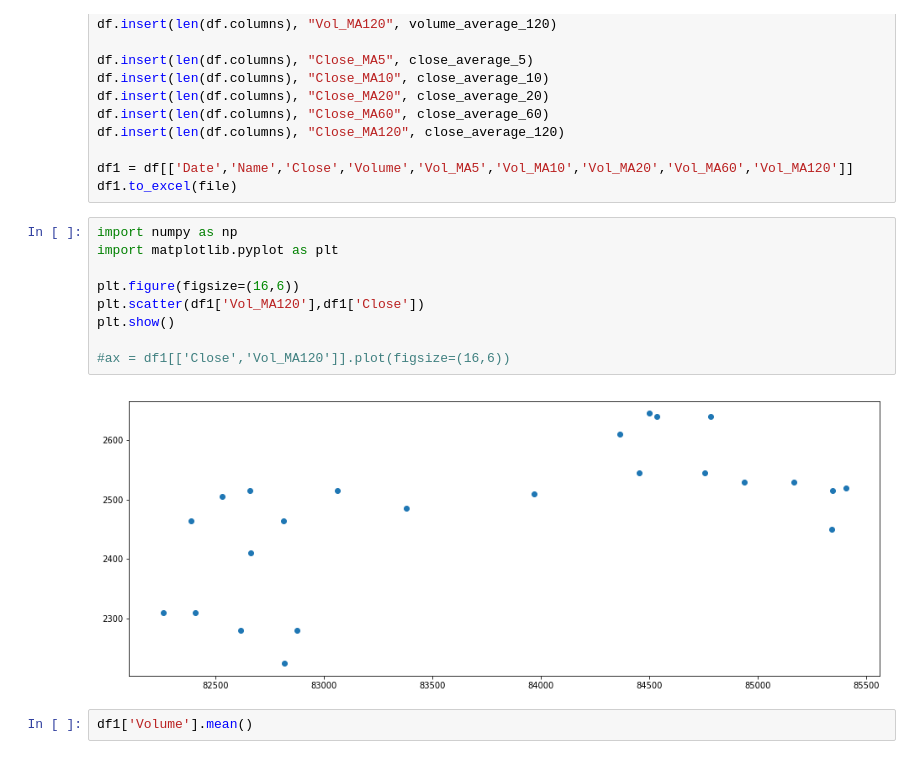
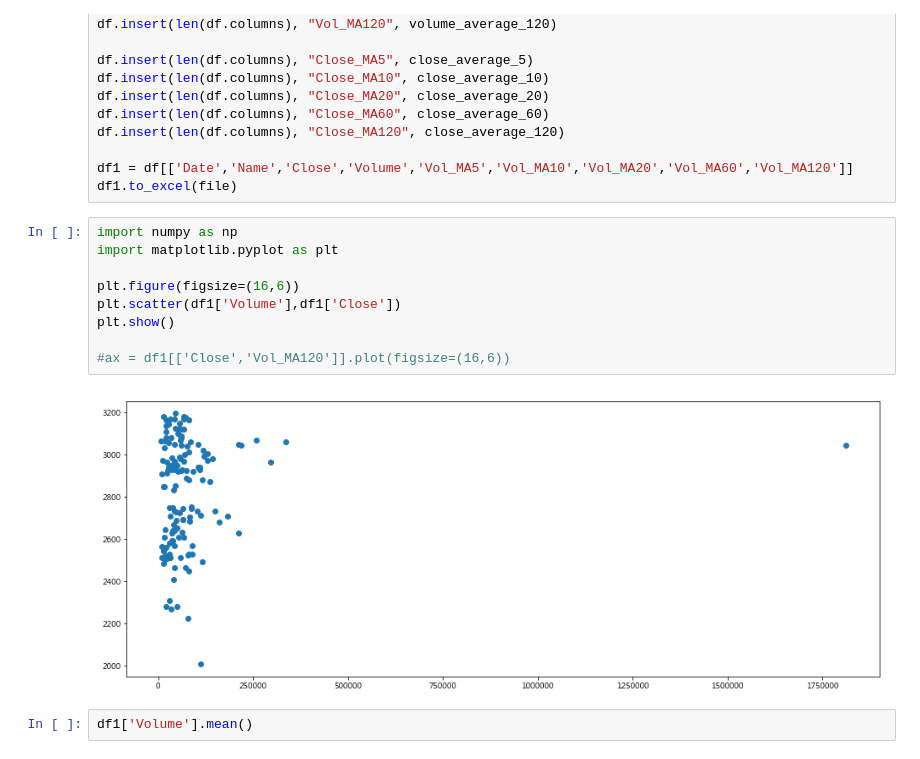
Before and after one commit to linux386/first_module, a Jupyter notebook: Untitled.ipynb, the cells around one changed output. Drawn from its saved outputs; the diff is of its cells as text.

```diff
--- a/Untitled.ipynb
+++ b/Untitled.ipynb
@@ -100,14 +110,14 @@ df1.to_excel(file)
 # %%
 import numpy as np
 import matplotlib.pyplot as plt
 
 plt.figure(figsize=(16,6))
-plt.scatter(df1['Vol_MA120'],df1['Close'])
+plt.scatter(df1['Volume'],df1['Close'])
 plt.show()
 
 #ax = df1[['Close','Vol_MA120']].plot(figsize=(16,6))
 # %% [output]
-[figure, old version]
+[figure, new version]
 # %%
 df1['Volume'].mean()
 # %% [output]
```
Also changed, not shown: parts of 12 cells of this notebook, 2 other files.
